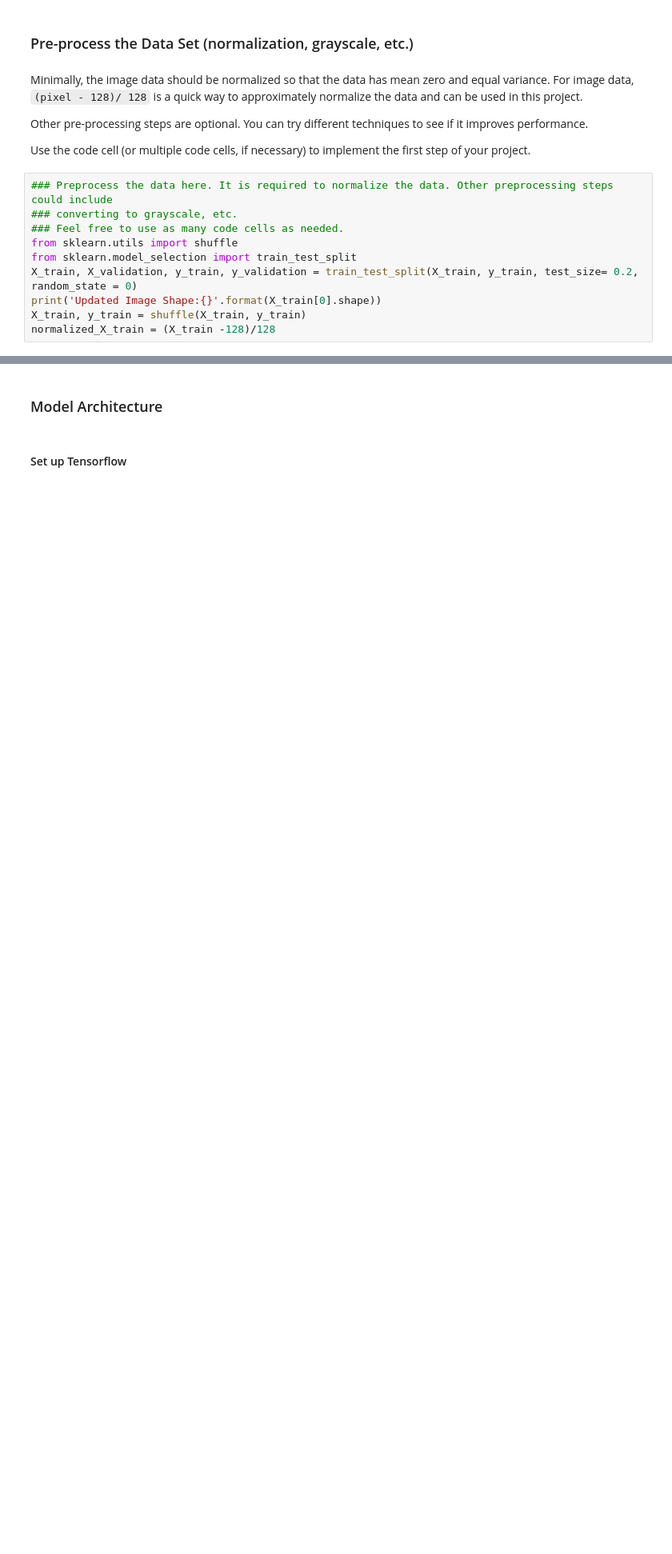
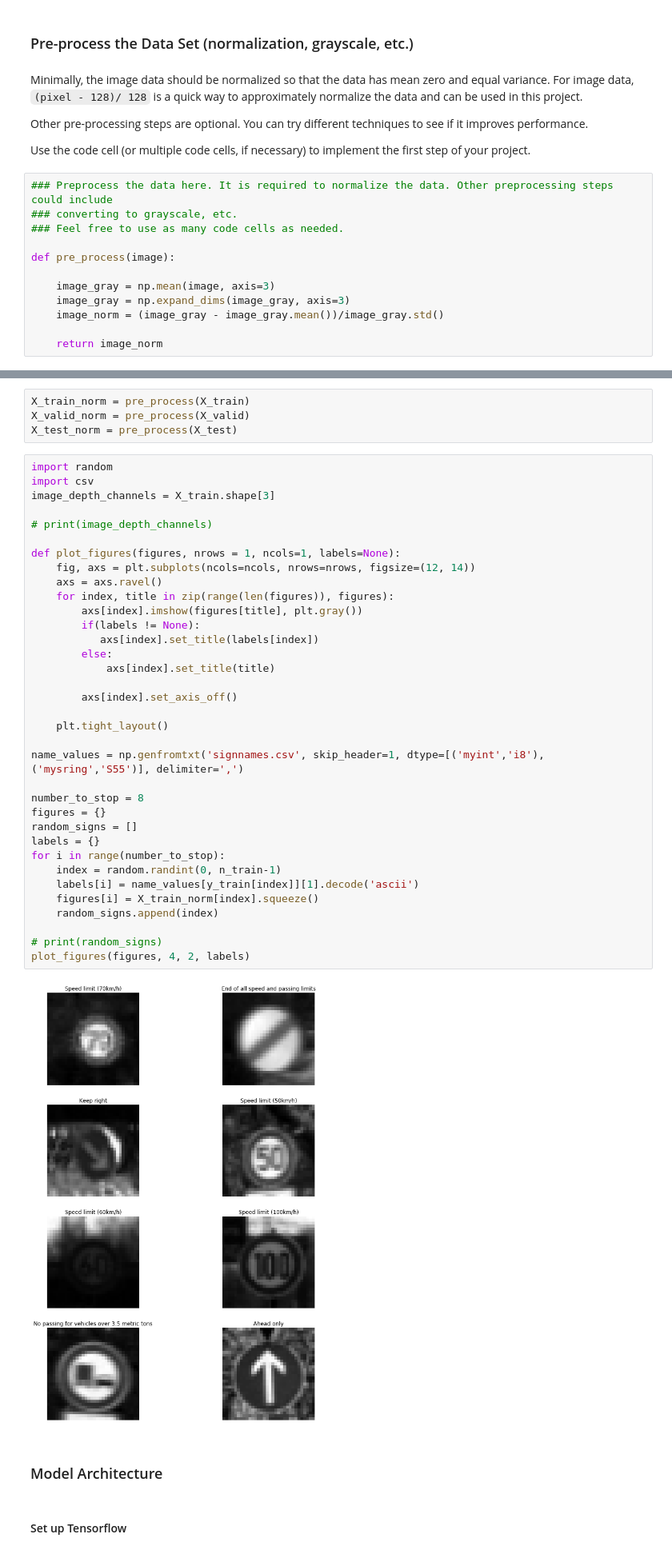
Before and after one commit to junjiel/CarND-Traffic-Sign-Classifier-Project, a Jupyter notebook: Traffic_Sign_Classifier.ipynb, the cells around one changed output, grey strips where cells are left out. Shown: that part at 80% size. Drawn from its saved outputs; the diff is of its cells as text; blank space fills up the shorter version.

```diff
--- a/Traffic_Sign_Classifier.ipynb
+++ b/Traffic_Sign_Classifier.ipynb
@@ -128,9 +167,11 @@ Use the code cell (or multiple code cells, if necessary) to implement the first
 ### Preprocess the data here. It is required to normalize the data. Other preprocessing steps could include
 ### converting to grayscale, etc.
 ### Feel free to use as many code cells as needed.
-from sklearn.utils import shuffle
-from sklearn.model_selection import train_test_split
-X_train, X_validation, y_train, y_validation = train_test_split(X_train, y_train, test_size= 0.2, random_state = 0)
-print('Updated Image Shape:{}'.format(X_train[0].shape))
-X_train, y_train = shuffle(X_train, y_train)
-normalized_X_train = (X_train -128)/128
+
+def pre_process(image):
+
+    image_gray = np.mean(image, axis=3)
+    image_gray = np.expand_dims(image_gray, axis=3)
+    image_norm = (image_gray - image_gray.mean())/image_gray.std()
+
+    return image_norm
@@ -139,3 +178,44 @@ Updated Image Shape:(32, 32, 3)
+# %%
+X_train_norm = pre_process(X_train)
+X_valid_norm = pre_process(X_valid)
+X_test_norm = pre_process(X_test)
+# %%
+import random
+import csv
+image_depth_channels = X_train.shape[3]
+
+# print(image_depth_channels)
+
+def plot_figures(figures, nrows = 1, ncols=1, labels=None):
+    fig, axs = plt.subplots(ncols=ncols, nrows=nrows, figsize=(12, 14))
+    axs = axs.ravel()
+    for index, title in zip(range(len(figures)), figures):
+        axs[index].imshow(figures[title], plt.gray())
+        if(labels != None):
+           axs[index].set_title(labels[index])
+        else:
+            axs[index].set_title(title)
+
+        axs[index].set_axis_off()
+
+    plt.tight_layout()
+
+name_values = np.genfromtxt('signnames.csv', skip_header=1, dtype=[('myint','i8'), ('mysring','S55')], delimiter=',')
+
+number_to_stop = 8
+figures = {}
+random_signs = []
+labels = {}
+for i in range(number_to_stop):
+    index = random.randint(0, n_train-1)
+    labels[i] = name_values[y_train[index]][1].decode('ascii')
+    figures[i] = X_train_norm[index].squeeze()
+    random_signs.append(index)
+
+# print(random_signs)
+plot_figures(figures, 4, 2, labels)
+# %% [output]
+[figure, added]
 # %% [markdown]
 ### Model Architecture
 # %% [markdown]
```
Also changed, not shown: parts of 18 cells of this notebook, 9 other files.
